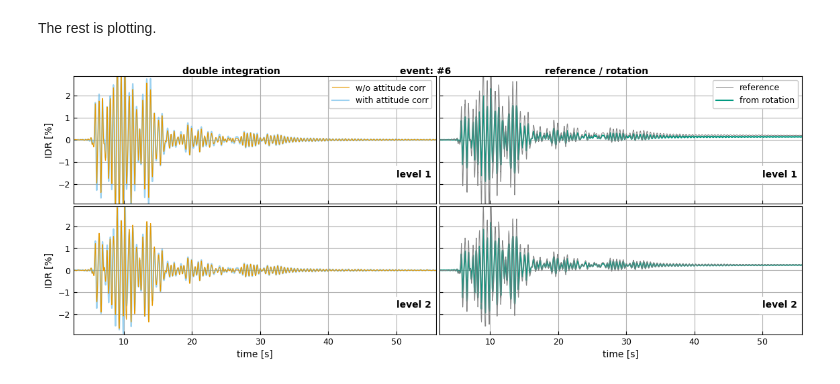
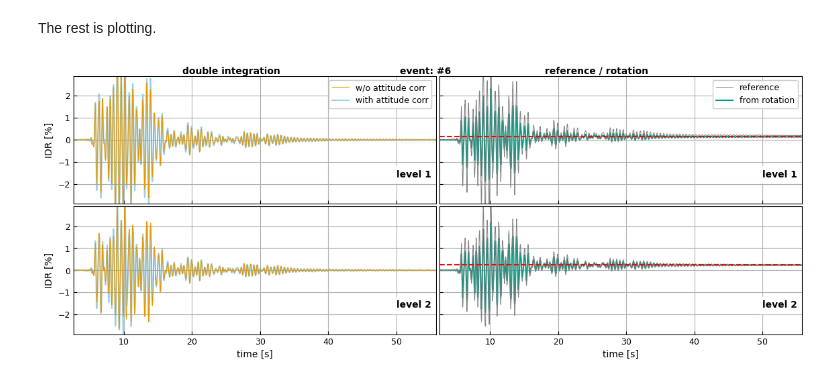
Before and after one commit to fbernauer/SHM_supplement_IDR_IMU, a Jupyter notebook: process_static_deform.ipynb, the cells around one changed output. Cells and saved outputs as stored; diff of their text form; code cells hidden in the pictures.

```diff
--- a/process_static_deform.ipynb
+++ b/process_static_deform.ipynb
@@ -387,15 +387,19 @@ fig_10, ax2 = plt.subplots(nrows=2, ncols=2, figsize=(14, 5),
 line_id1_ro, = ax2[0][1].plot(sc_6C_raw[:], id_rot_1st, color=c4, linestyle='-', linewidth=1.5, label='from rotation')
 line_id1_r, = ax2[0][1].plot(sc[:], id_ref_1st, color=c1, linestyle='-', linewidth=0.7, label='reference')
 
+ax2[0][1].axhline(EV['static_def_rot_1st'], xmin=0, xmax=1, linestyle='--', linewidth=1.5, color='r')
+
 line_id1_c, = ax2[0][0].plot(sc[:-1], id_corr_1st, color=c3, linestyle='-', linewidth=1.5, alpha=0.6, label='with attitude corr')
 line_id1_ra, = ax2[0][0].plot(sc[:], id_refa_1st, color=c2, linestyle='-', linewidth=0.8, label='w/o attitude corr')
-
 
 line_id2_ro, = ax2[1][1].plot(sc_6C_raw[:], id_rot_2nd, color=c4, linestyle='-', linewidth=1.5, label='from rotation')
 line_id2_r, = ax2[1][1].plot(sc[:], id_ref_2nd, color=c1, linestyle='-', linewidth=0.7)
 
+ax2[1][1].axhline(EV['static_def_rot_2nd'], xmin=0, xmax=1, linestyle='--', linewidth=1.5, color='r')
+
 line_id2_c, = ax2[1][0].plot(sc[:-1], id_corr_2nd, color=c3, linestyle='-', alpha=0.6, linewidth=1.5)
 line_id2_ra, = ax2[1][0].plot(sc[:], id_refa_2nd, color=c2, linestyle='-', linewidth=0.8)
+
 
 
 lines1 = (line_id1_r, line_id1_ro)
@@ -417,31 +421,31 @@ ax2[0][1].tick_params(axis='both', which='major', direction='in',
                      labelleft=False, labeltop=False, labelright=False, labelbottom=False, labelsize=9)
 ax2[1][1].tick_params(axis='both', which='major', direction='in',
                      labelleft=False, labeltop=False, labelright=False, labelbottom=True, labelsize=9)
 
 
 ax2[0][0].grid(visible=True)
 ax2[1][0].grid(visible=True)
 ax2[0][0].set_ylim(-2.9, 2.9)
 ax2[1][0].set_ylim(-2.9, 2.9)
 ax2[0][0].set_xlim(2.6, 55.8)
 ax2[1][0].set_xlim(2.6, 55.8)
 ax2[0][1].grid(visible=True)
 ax2[1][1].grid(visible=True)
 ax2[0][1].set_ylim(-2.9, 2.9)
 ax2[1][1].set_ylim(-2.9, 2.9)
 ax2[0][1].set_xlim(2.6, 55.8)
 ax2[1][1].set_xlim(2.6, 55.8)
 
 
 ax2[0][0].text(0.9, 1.015 , 'event: '+ EV['ename'], weight='bold', transform=ax2[0][0].transAxes)
 ax2[0][0].text(0.3, 1.015 , 'double integration', weight='bold', transform=ax2[0][0].transAxes)
 ax2[0][0].text(1.3, 1.015 , 'reference / rotation', weight='bold', transform=ax2[0][0].transAxes)
 ax2[0][0].text(50, -1.7 , 'level 1', weight='bold', backgroundcolor='w')
 ax2[1][0].text(50, -1.7 , 'level 2', weight='bold', backgroundcolor='w')
 ax2[0][1].text(50, -1.7 , 'level 1', weight='bold', backgroundcolor='w')
 ax2[1][1].text(50, -1.7 , 'level 2', weight='bold', backgroundcolor='w')
 
 plt.savefig('plots/waveformsIDR_static_evt'+evid+'_fmin'+str(fmin)[0]+'p'+str(fmin)[2]+'.png', dpi=300, bbox_inches='tight')
 plt.show()
 # %% [output]
-[figure, old version]
+[figure, new version]
```
Also changed, not shown: parts of 1 cell of this notebook.
